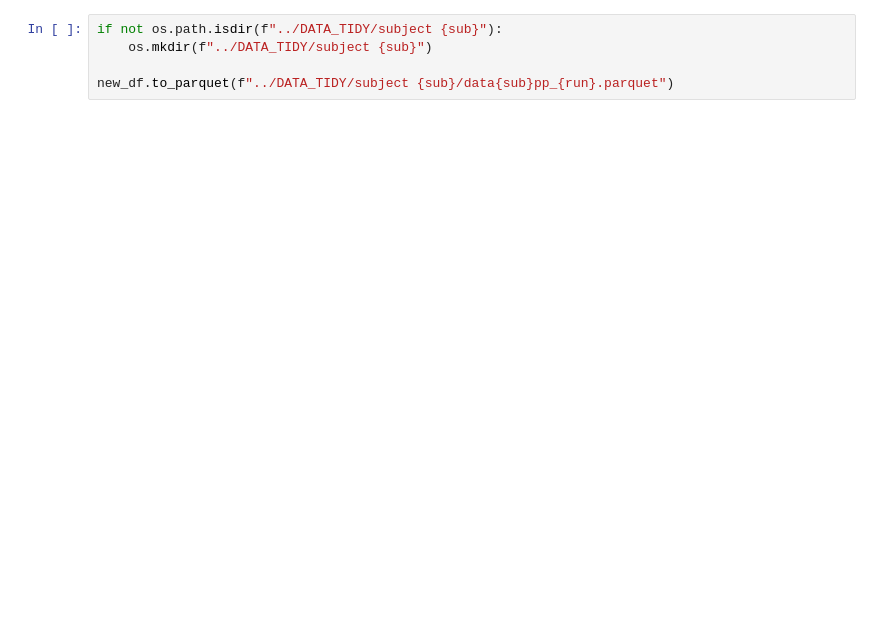
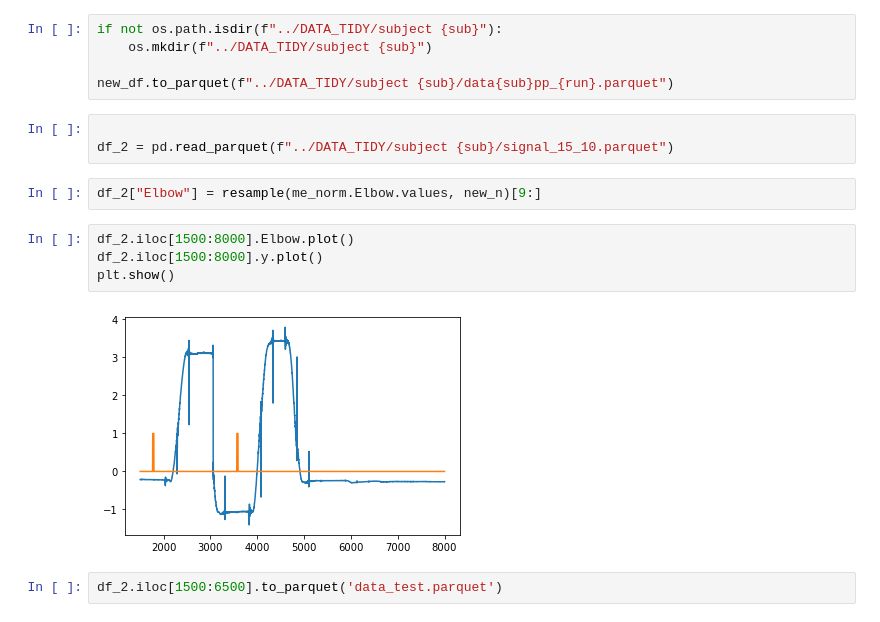
Before and after one commit to FelipeAugustoMachado/TCC_Mortal, a Jupyter notebook: Dados Internet/CODE/extract_data.ipynb, the cells around one changed output. Drawn from its saved outputs; the diff is of its cells as text; blank space fills up the shorter version.

```diff
--- a/Dados Internet/CODE/extract_data.ipynb
+++ b/Dados Internet/CODE/extract_data.ipynb
@@ -134,3 +102,16 @@ if not os.path.isdir(f"../DATA_TIDY/subject {sub}"):
     os.mkdir(f"../DATA_TIDY/subject {sub}")
 
 new_df.to_parquet(f"../DATA_TIDY/subject {sub}/data{sub}pp_{run}.parquet")
+# %%
+
+df_2 = pd.read_parquet(f"../DATA_TIDY/subject {sub}/signal_15_10.parquet")
+# %%
+df_2["Elbow"] = resample(me_norm.Elbow.values, new_n)[9:]
+# %%
+df_2.iloc[1500:8000].Elbow.plot()
+df_2.iloc[1500:8000].y.plot()
+plt.show()
+# %% [output]
+[figure, added]
+# %%
+df_2.iloc[1500:6500].to_parquet('data_test.parquet')
```
Also changed, not shown: parts of 6 cells of this notebook, 19 other files.
